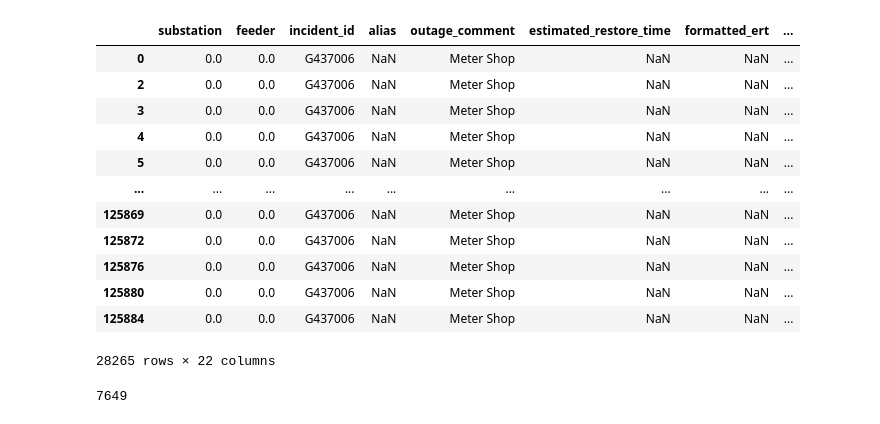
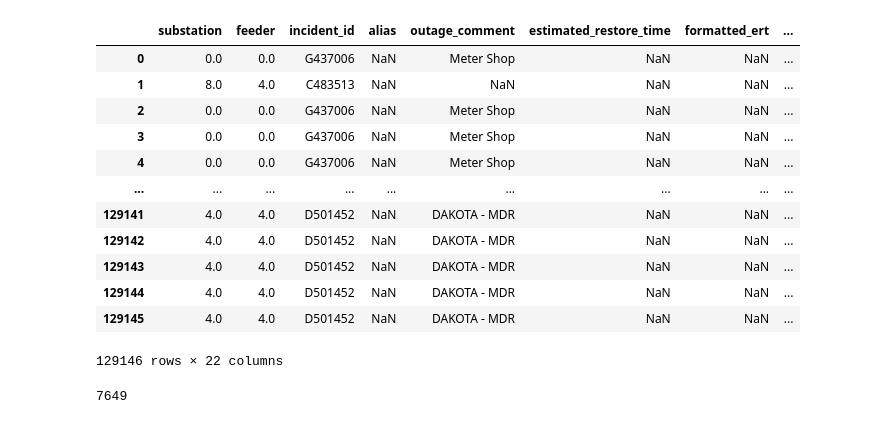
Before and after one commit to Urban-Research-Group/outage-data-scraper, a Jupyter notebook: scripts/ga_11_tx_12.ipynb, the cells around one changed output. Drawn from its saved outputs; the diff is of its cells as text; code cells hidden in the pictures.

```diff
--- a/scripts/ga_11_tx_12.ipynb
+++ b/scripts/ga_11_tx_12.ipynb
@@ -109,23 +109,22 @@ class GA11TX12(BasePipeline):
         pass
 # %%
 df = pd.read_csv('/Users/xuanedx1/github/outage-data-scraper/data/s3/ga/layout_11/per_outage_Mitchell EMC.csv')
-# %%
-df[df['incident_id'] == 'G437006']
-# why same incident_id many times?
-# %% [output]
-|  | substation | feeder | incident_id | alias | outage_comment | estimated_restore_time | formatted_ert | ... |
-| 0 | 0.0 | 0.0 | G437006 | NaN | Meter Shop | NaN | NaN | ... |
-| 2 | 0.0 | 0.0 | G437006 | NaN | Meter Shop | NaN | NaN | ... |
-| 3 | 0.0 | 0.0 | G437006 | NaN | Meter Shop | NaN | NaN | ... |
-| 4 | 0.0 | 0.0 | G437006 | NaN | Meter Shop | NaN | NaN | ... |
-| 5 | 0.0 | 0.0 | G437006 | NaN | Meter Shop | NaN | NaN | ... |
-| ... | ... | ... | ... | ... | ... | ... | ... | ... |
-| 125869 | 0.0 | 0.0 | G437006 | NaN | Meter Shop | NaN | NaN | ... |
-| 125872 | 0.0 | 0.0 | G437006 | NaN | Meter Shop | NaN | NaN | ... |
-| 125876 | 0.0 | 0.0 | G437006 | NaN | Meter Shop | NaN | NaN | ... |
-| 125880 | 0.0 | 0.0 | G437006 | NaN | Meter Shop | NaN | NaN | ... |
-| 125884 | 0.0 | 0.0 | G437006 | NaN | Meter Shop | NaN | NaN | ... |
-28265 rows × 22 columns
+# %%
+df
+# %% [output]
+|  | substation | feeder | incident_id | alias | outage_comment | estimated_restore_time | formatted_ert | ... |
+| 0 | 0.0 | 0.0 | G437006 | NaN | Meter Shop | NaN | NaN | ... |
+| 1 | 8.0 | 4.0 | C483513 | NaN | NaN | NaN | NaN | ... |
+| 2 | 0.0 | 0.0 | G437006 | NaN | Meter Shop | NaN | NaN | ... |
+| 3 | 0.0 | 0.0 | G437006 | NaN | Meter Shop | NaN | NaN | ... |
+| 4 | 0.0 | 0.0 | G437006 | NaN | Meter Shop | NaN | NaN | ... |
+| ... | ... | ... | ... | ... | ... | ... | ... | ... |
+| 129141 | 4.0 | 4.0 | D501452 | NaN | DAKOTA - MDR | NaN | NaN | ... |
+| 129142 | 4.0 | 4.0 | D501452 | NaN | DAKOTA - MDR | NaN | NaN | ... |
+| 129143 | 4.0 | 4.0 | D501452 | NaN | DAKOTA - MDR | NaN | NaN | ... |
+| 129144 | 4.0 | 4.0 | D501452 | NaN | DAKOTA - MDR | NaN | NaN | ... |
+| 129145 | 4.0 | 4.0 | D501452 | NaN | DAKOTA - MDR | NaN | NaN | ... |
+129146 rows × 22 columns
 # %%
 len(df.incident_id.unique())
 # %% [output]
```
Also changed, not shown: parts of 1 cell of this notebook, 6 other files.
